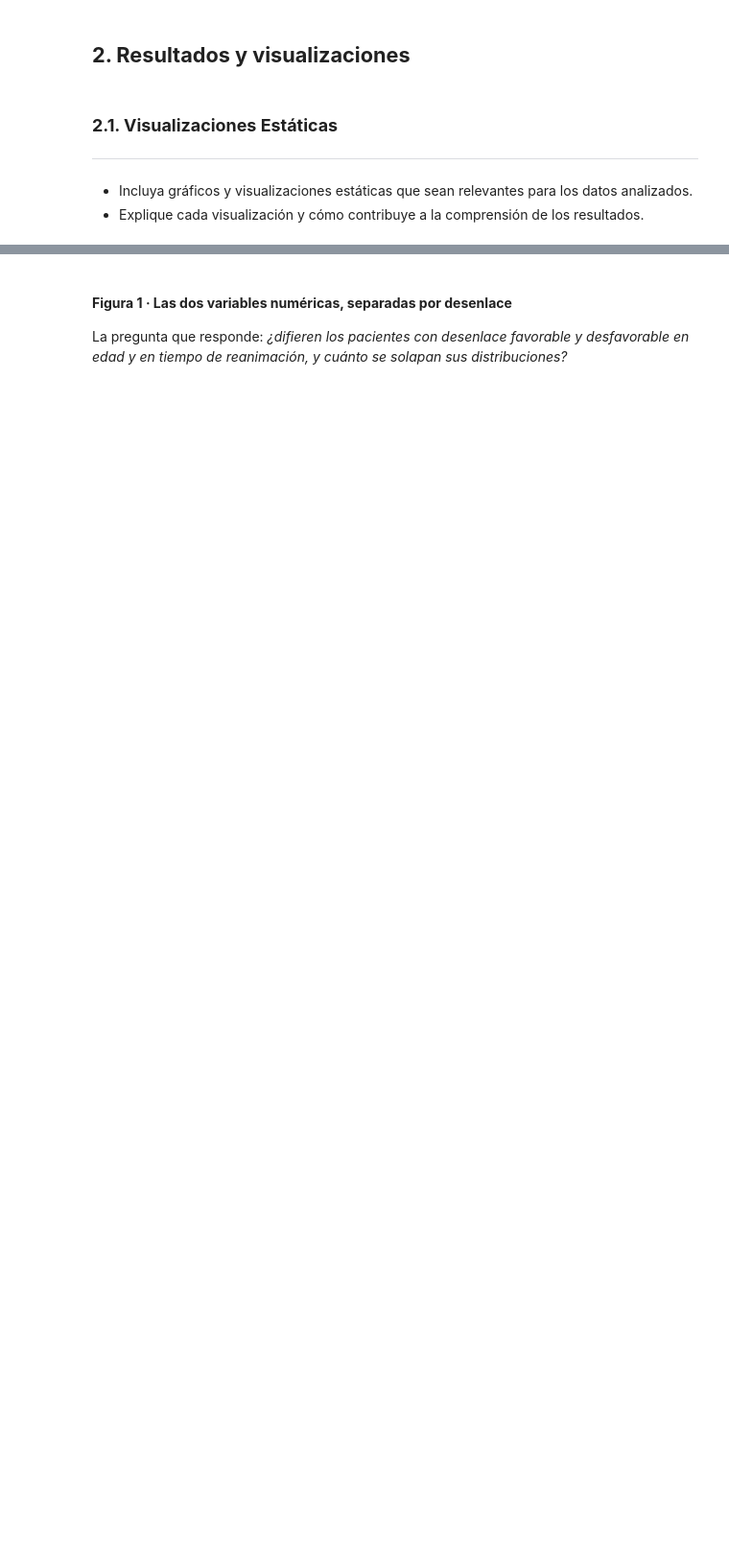
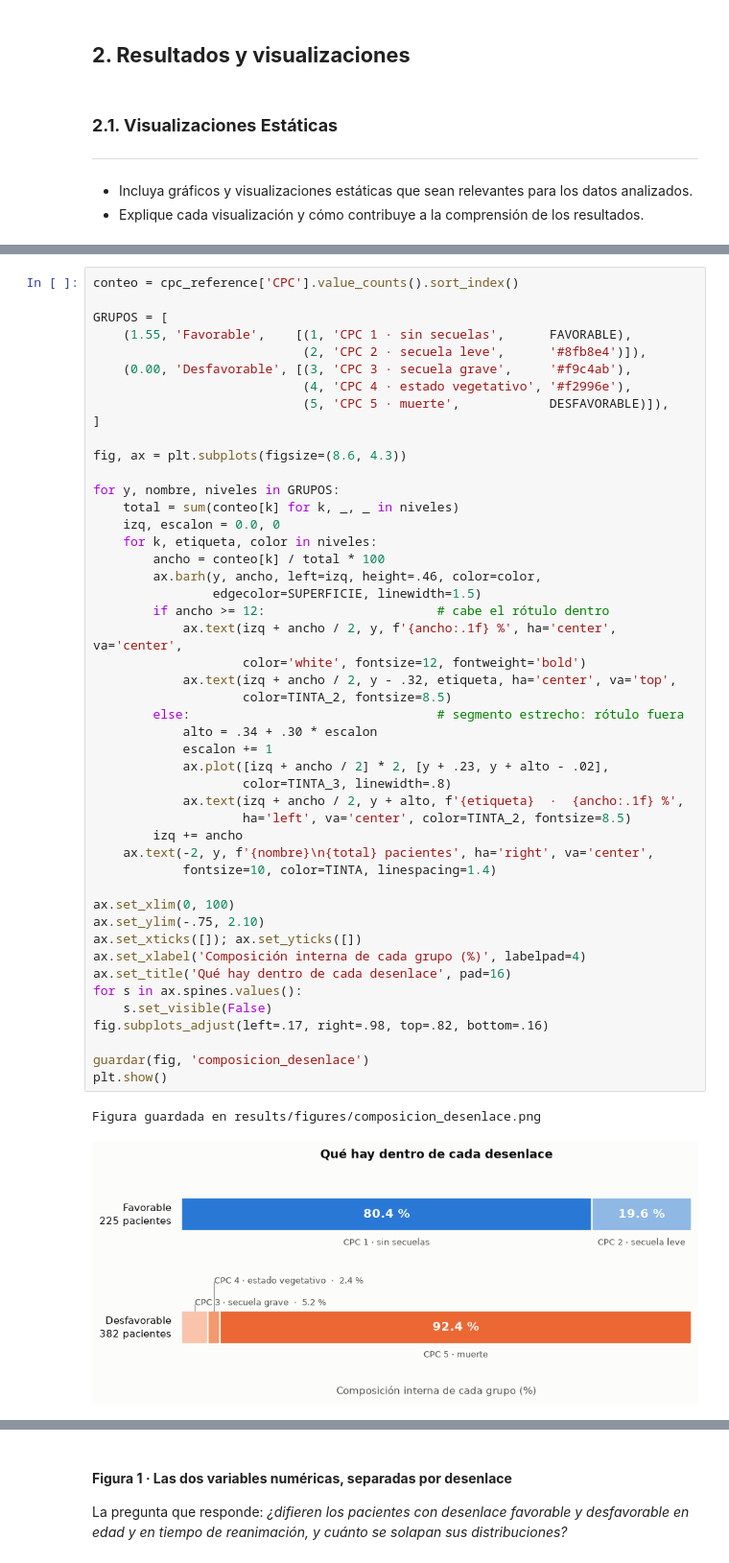
Before and after one commit to AlejandraJaramillo19/mlda-project_, a Jupyter notebook: notebooks/04_data_analysis/04_data_analysis.ipynb, the cells around one changed output, grey strips where cells are left out. Shown at 96% size. Saved outputs shown, nothing was run; the diff lists cells and outputs as text; blank space fills up the shorter version.

```diff
--- a/notebooks/04_data_analysis/04_data_analysis.ipynb
+++ b/notebooks/04_data_analysis/04_data_analysis.ipynb
@@ -1966,0 +1937,50 @@ NameError: name 'AZUL' is not defined
+# %%
+conteo = cpc_reference['CPC'].value_counts().sort_index()
+
+GRUPOS = [
+    (1.55, 'Favorable',    [(1, 'CPC 1 · sin secuelas',      FAVORABLE),
+                            (2, 'CPC 2 · secuela leve',      '#8fb8e4')]),
+    (0.00, 'Desfavorable', [(3, 'CPC 3 · secuela grave',     '#f9c4ab'),
+                            (4, 'CPC 4 · estado vegetativo', '#f2996e'),
+                            (5, 'CPC 5 · muerte',            DESFAVORABLE)]),
+]
+
+fig, ax = plt.subplots(figsize=(8.6, 4.3))
+
+for y, nombre, niveles in GRUPOS:
+    total = sum(conteo[k] for k, _, _ in niveles)
+    izq, escalon = 0.0, 0
+    for k, etiqueta, color in niveles:
+        ancho = conteo[k] / total * 100
+        ax.barh(y, ancho, left=izq, height=.46, color=color,
+                edgecolor=SUPERFICIE, linewidth=1.5)
+        if ancho >= 12:                       # cabe el rótulo dentro
+            ax.text(izq + ancho / 2, y, f'{ancho:.1f} %', ha='center', va='center',
+                    color='white', fontsize=12, fontweight='bold')
+            ax.text(izq + ancho / 2, y - .32, etiqueta, ha='center', va='top',
+                    color=TINTA_2, fontsize=8.5)
+        else:                                 # segmento estrecho: rótulo fuera
+            alto = .34 + .30 * escalon
+            escalon += 1
+            ax.plot([izq + ancho / 2] * 2, [y + .23, y + alto - .02],
+                    color=TINTA_3, linewidth=.8)
+            ax.text(izq + ancho / 2, y + alto, f'{etiqueta}  ·  {ancho:.1f} %',
+                    ha='left', va='center', color=TINTA_2, fontsize=8.5)
+        izq += ancho
+    ax.text(-2, y, f'{nombre}\n{total} pacientes', ha='right', va='center',
+            fontsize=10, color=TINTA, linespacing=1.4)
+
+ax.set_xlim(0, 100)
+ax.set_ylim(-.75, 2.10)
+ax.set_xticks([]); ax.set_yticks([])
+ax.set_xlabel('Composición interna de cada grupo (%)', labelpad=4)
+ax.set_title('Qué hay dentro de cada desenlace', pad=16)
+for s in ax.spines.values():
+    s.set_visible(False)
+fig.subplots_adjust(left=.17, right=.98, top=.82, bottom=.16)
+
+guardar(fig, 'composicion_desenlace')
+plt.show()
+# %% [output]
+Figura guardada en results/figures/composicion_desenlace.png
+[figure, added]
```
Also changed, not shown: parts of 36 cells of this notebook.
